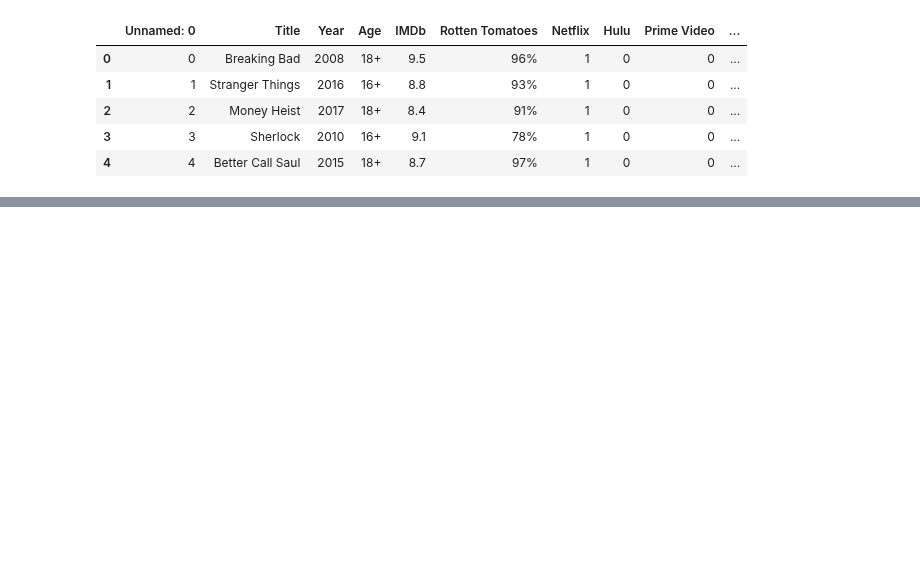
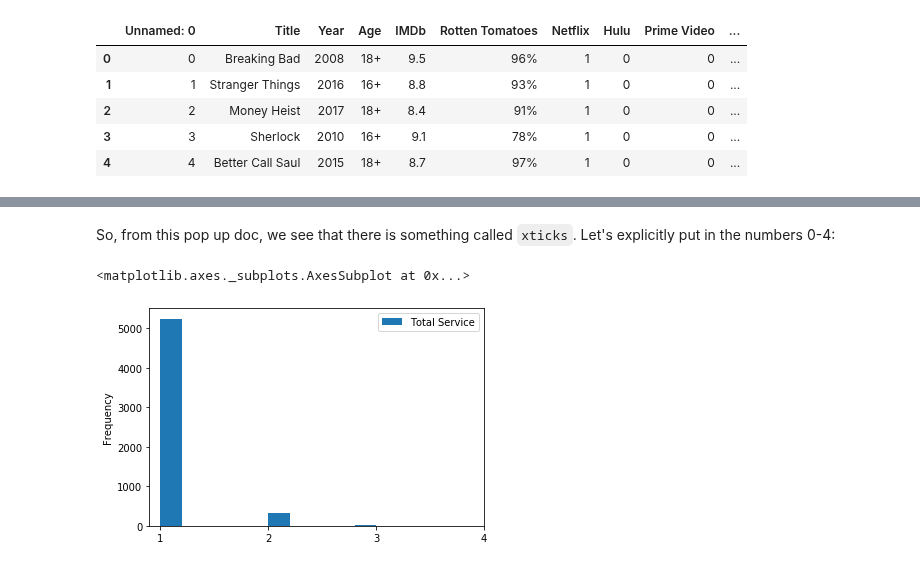
Before and after one commit to jnaiman/csci-p-14110_su2020, a Jupyter notebook: lesson04/prep_notebook_lesson04.ipynb, the cells around one changed output, grey strips where cells are left out. Saved outputs shown, nothing was run; the diff lists cells and outputs as text; code cells hidden in the pictures; blank space fills up the shorter version.

```diff
--- a/lesson04/prep_notebook_lesson04.ipynb
+++ b/lesson04/prep_notebook_lesson04.ipynb
@@ -201,0 +283,7 @@ TahDah!
+# %% [markdown]
+So, from this pop up doc, we see that there is something called `xticks`.  Let's explicitly put in the numbers 0-4:
+# %%
+movies.plot(y='Total Service', kind='hist', xticks=[1,2,3,4])
+# %% [output]
+<matplotlib.axes._subplots.AxesSubplot at 0x...>
+[figure, added]
```
Also changed, not shown: parts of 102 cells of this notebook, 1 other file.
